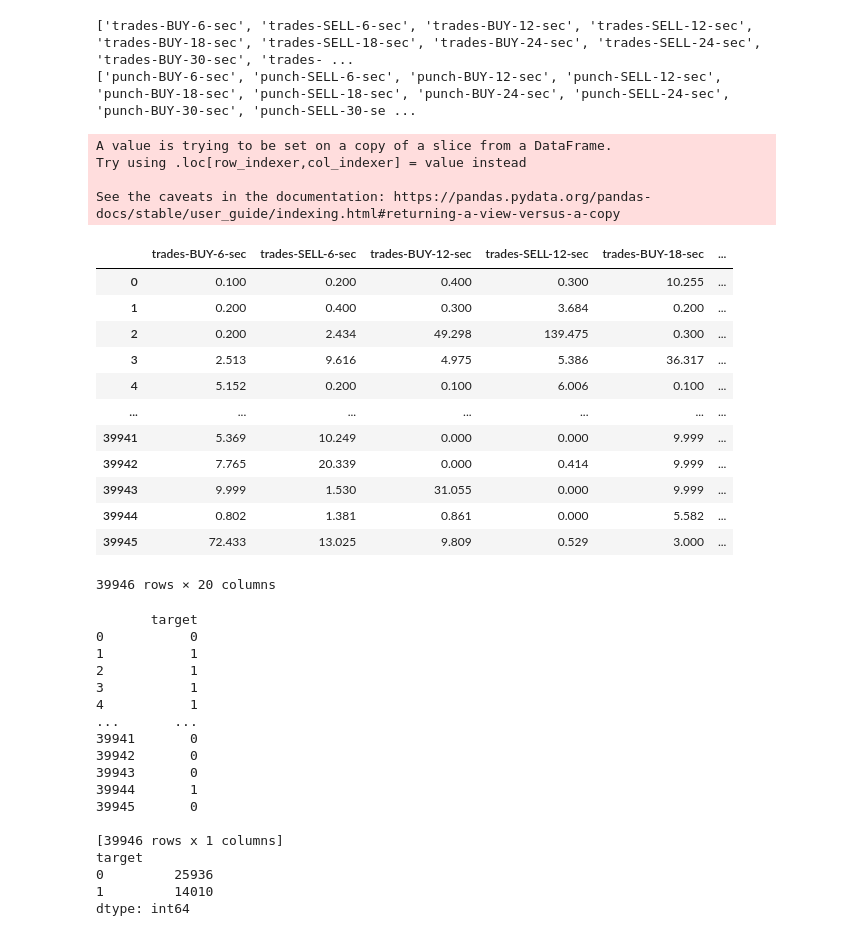
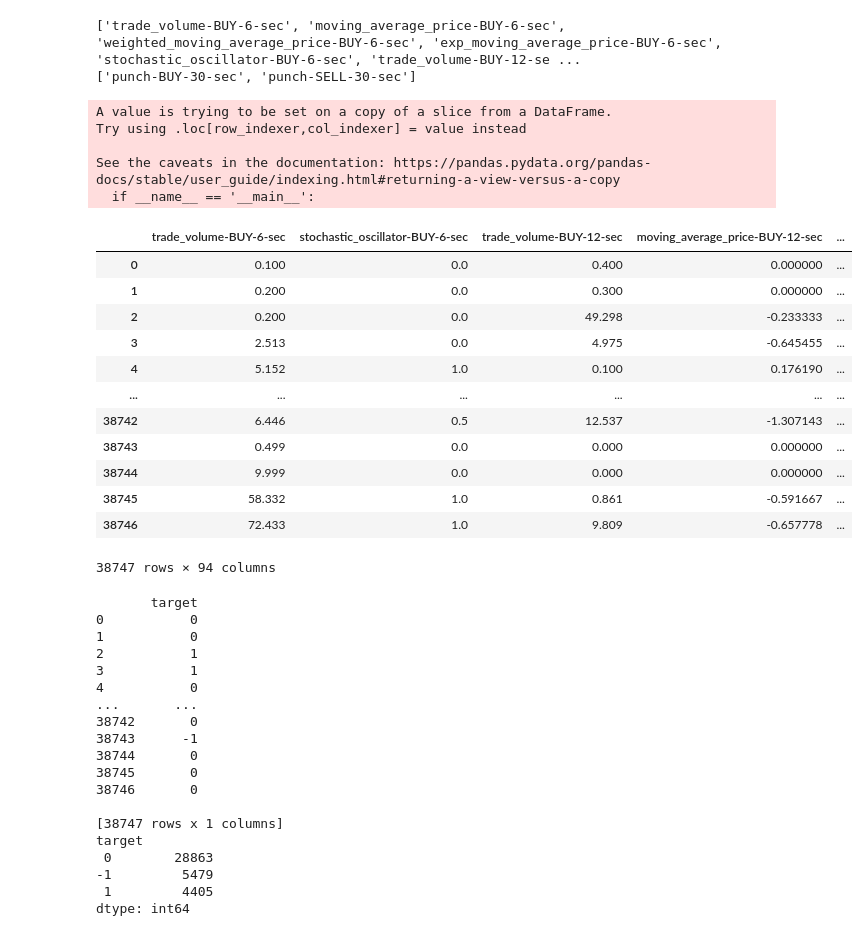
Before and after one commit to dexety/dex-trading-system, a Jupyter notebook: research/lp-0004-trades-volume/trades_size_catboost.ipynb, the cells around one changed output. Cells and saved outputs as stored; diff of their text form; code cells hidden in the pictures.

```diff
--- a/research/lp-0004-trades-volume/trades_size_catboost.ipynb
+++ b/research/lp-0004-trades-volume/trades_size_catboost.ipynb
@@ -21,8 +31,5 @@ Successfully installed catboost-1.0.4
 # %%
-import pandas as pd
-import numpy as np
-
-csv_path = "trades-df-2021_11_1_0_0_0-2021_12_21_0_0_0.csv"
+csv_path = "drive/MyDrive/trades-df-2021_11_1_0_0_0-2021_12_21_0_0_0.csv"
 df = pd.read_csv(csv_path)
 # %%
 x_columns = list(filter(lambda column: not 'punch' in column, df.columns))
@@ -30,42 +37,50 @@ y_columns = list(filter(lambda column: 'punch' in column, df.columns))
 print(x_columns)
 print(y_columns)
 # %% [output]
-['trades-BUY-6-sec', 'trades-SELL-6-sec', 'trades-BUY-12-sec', 'trades-SELL-12-sec', 'trades-BUY-18-sec', 'trades-SELL-18-sec', 'trades-BUY-24-sec', 'trades-SELL-24-sec', 'trades-BUY-30-sec', 'trades- ...
-['punch-BUY-6-sec', 'punch-SELL-6-sec', 'punch-BUY-12-sec', 'punch-SELL-12-sec', 'punch-BUY-18-sec', 'punch-SELL-18-sec', 'punch-BUY-24-sec', 'punch-SELL-24-sec', 'punch-BUY-30-sec', 'punch-SELL-30-se ...
+['trade_volume-BUY-6-sec', 'moving_average_price-BUY-6-sec', 'weighted_moving_average_price-BUY-6-sec', 'exp_moving_average_price-BUY-6-sec', 'stochastic_oscillator-BUY-6-sec', 'trade_volume-BUY-12-se ...
+['punch-BUY-30-sec', 'punch-SELL-30-sec']
 # %%
 X = df[x_columns]
 secs = list(reversed(sorted(list(set(map(lambda x : int(''.join(x)), [[s for s in column if s.isdigit()] for column in x_columns]))))))
+delta_sec = secs[0] - secs[1]
 
-for side in ['BUY', 'SELL']:
-  for s in secs[:-1]:
-    X[f'trades-{side}-{str(s)}-sec'] -= X[f'trades-{side}-{str(s - (secs[0] - secs[1]))}-sec']
+for column in x_columns:
+  name, side, sec, _ = column.split('-')
+  if int(sec) == delta_sec:
+    continue
+  X[f'{name}-{side}-{sec}-sec'] -= X[f'{name}-{side}-{str(int(sec) - delta_sec)}-sec']
+
+for column in x_columns:
+  name, side, sec, _ = column.split('-')
+  if 'price' in name and int(sec) == delta_sec:
+    X = X.drop(f'{name}-{side}-{sec}-sec', axis=1)
 X
 # %% [output]
 A value is trying to be set on a copy of a slice from a DataFrame.
 Try using .loc[row_indexer,col_indexer] = value instead
 
 See the caveats in the documentation: https://pandas.pydata.org/pandas-docs/stable/user_guide/indexing.html#returning-a-view-versus-a-copy
+  if __name__ == '__main__':
-|  | trades-BUY-6-sec | trades-SELL-6-sec | trades-BUY-12-sec | trades-SELL-12-sec | trades-BUY-18-sec | ... |
-| 0 | 0.100 | 0.200 | 0.400 | 0.300 | 10.255 | ... |
-| 1 | 0.200 | 0.400 | 0.300 | 3.684 | 0.200 | ... |
-| 2 | 0.200 | 2.434 | 49.298 | 139.475 | 0.300 | ... |
-| 3 | 2.513 | 9.616 | 4.975 | 5.386 | 36.317 | ... |
-| 4 | 5.152 | 0.200 | 0.100 | 6.006 | 0.100 | ... |
-| ... | ... | ... | ... | ... | ... | ... |
-| 39941 | 5.369 | 10.249 | 0.000 | 0.000 | 9.999 | ... |
-| 39942 | 7.765 | 20.339 | 0.000 | 0.414 | 9.999 | ... |
-| 39943 | 9.999 | 1.530 | 31.055 | 0.000 | 9.999 | ... |
-| 39944 | 0.802 | 1.381 | 0.861 | 0.000 | 5.582 | ... |
-| 39945 | 72.433 | 13.025 | 9.809 | 0.529 | 3.000 | ... |
+|  | trade_volume-BUY-6-sec | stochastic_oscillator-BUY-6-sec | trade_volume-BUY-12-sec | moving_average_price-BUY-12-sec | ... |
+| 0 | 0.100 | 0.0 | 0.400 | 0.000000 | ... |
+| 1 | 0.200 | 0.0 | 0.300 | 0.000000 | ... |
+| 2 | 0.200 | 0.0 | 49.298 | -0.233333 | ... |
+| 3 | 2.513 | 0.0 | 4.975 | -0.645455 | ... |
+| 4 | 5.152 | 1.0 | 0.100 | 0.176190 | ... |
+| ... | ... | ... | ... | ... | ... |
+| 38742 | 6.446 | 0.5 | 12.537 | -1.307143 | ... |
+| 38743 | 0.499 | 0.0 | 0.000 | 0.000000 | ... |
+| 38744 | 9.999 | 0.0 | 0.000 | 0.000000 | ... |
+| 38745 | 58.332 | 1.0 | 0.861 | -0.591667 | ... |
+| 38746 | 72.433 | 1.0 | 9.809 | -0.657778 | ... |
-39946 rows × 20 columns
+38747 rows × 94 columns
 # %%
 commision = 0.0002
-punch = commision * 4
+punch = commision * 5
 
 y = pd.DataFrame(
     df[y_columns].apply(
-        # lambda row : 1 if max(list(row.to_numpy()), key=abs) > punch else -1 if max(list(row.to_numpy()), key=abs) < -punch else 0,
-        lambda row : 1 if max(abs(row.to_numpy())) > punch else 0,
+        lambda row : 1 if max(list(row.to_numpy()), key=abs) > punch else -1 if max(list(row.to_numpy()), key=abs) < -punch else 0,
         axis = 1
     )
 )
@@ -75,19 +90,20 @@ print(y.value_counts())
 # %% [output]
        target
 0           0
-1           1
+1           0
 2           1
 3           1
-4           1
+4           0
 ...       ...
-39941       0
-39942       0
-39943       0
-39944       1
-39945       0
+38742       0
+38743      -1
+38744       0
+38745       0
+38746       0
 
-[39946 rows x 1 columns]
+[38747 rows x 1 columns]
 target
-0         25936
-1         14010
+ 0        28863
+-1         5479
+ 1         4405
 dtype: int64
```
Also changed, not shown: parts of 13 cells of this notebook, 1 other file.
